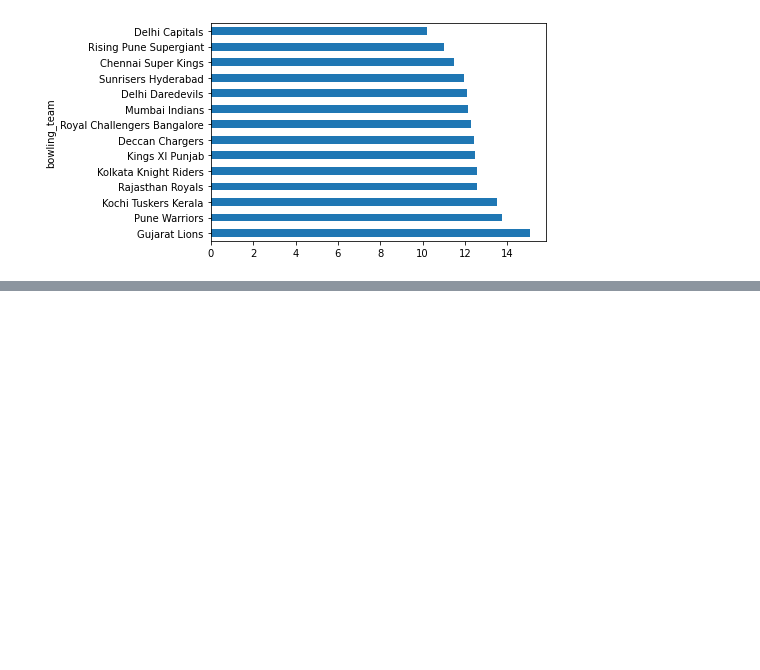
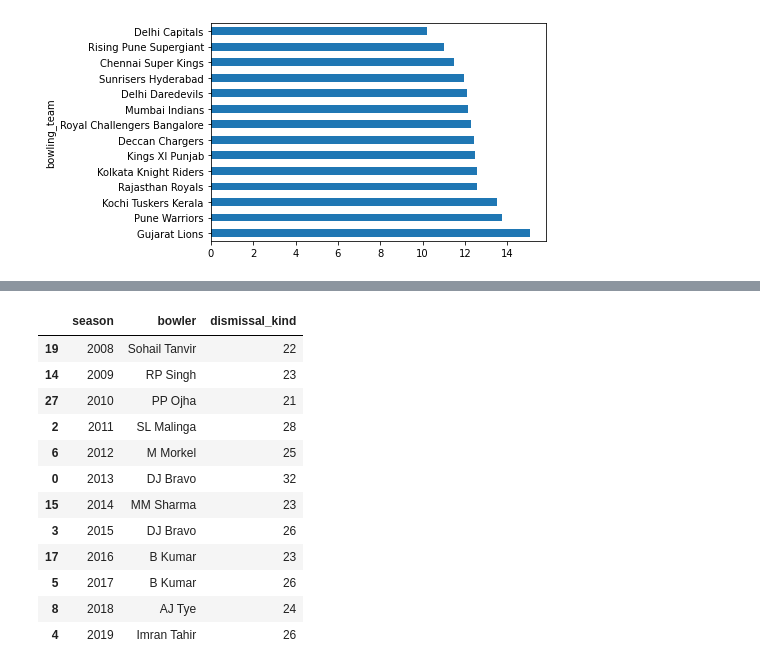
Before and after one commit to djsbalakrishnan/IPL-Analytics, a Jupyter notebook: Analyze IPL Data.ipynb, the cells around one changed output, grey strips where cells are left out. Cells and saved outputs as stored; diff of their text form; code cells hidden in the pictures; blank space fills up the shorter version.

```diff
--- a/Analyze IPL Data.ipynb
+++ b/Analyze IPL Data.ipynb
@@ -1001,0 +1010,28 @@ orange_cap_holder.drop_duplicates(subset=["season"], keep="first")
+# %%
+# Purple Cap Holder Season Wise (Top 5)
+purple_cap_holder_df = complete_match_information_df[["season", "dismissal_kind", "bowler"]]
+purple_cap_holder_df = purple_cap_holder_df.dropna(axis=0)
+
+# removing obstructing the field (http://www.cricketlab.co/cricket-rules-law-37-obstructing-the-field.html)
+# removing retired hurt
+# removing run out
+
+index_to_be_dropped = purple_cap_holder_df.loc[((purple_cap_holder_df["dismissal_kind"] == "obstructing the field") | (purple_cap_holder_df["dismissal_kind"]=="retired hurt") | (purple_cap_holder_df["dismissal_kind"] == "run out"))].index.to_list()
+purple_cap_holder_df = purple_cap_holder_df.drop(index=index_to_be_dropped, axis='rows')
+
+purple_cap_holder_df=purple_cap_holder_df.groupby(["season", "bowler"]).count().dismissal_kind.sort_values(ascending=False).reset_index()
+purple_cap_holder_df.drop_duplicates(subset=["season"], keep="first").sort_values(by='season')
+# %% [output]
+|  | season | bowler | dismissal_kind |
+| 19 | 2008 | Sohail Tanvir | 22 |
+| 14 | 2009 | RP Singh | 23 |
+| 27 | 2010 | PP Ojha | 21 |
+| 2 | 2011 | SL Malinga | 28 |
+| 6 | 2012 | M Morkel | 25 |
+| 0 | 2013 | DJ Bravo | 32 |
+| 15 | 2014 | MM Sharma | 23 |
+| 3 | 2015 | DJ Bravo | 26 |
+| 17 | 2016 | B Kumar | 23 |
+| 5 | 2017 | B Kumar | 26 |
+| 8 | 2018 | AJ Tye | 24 |
+| 4 | 2019 | Imran Tahir | 26 |
```
Also changed, not shown: parts of 6 cells of this notebook, 5 other files.
